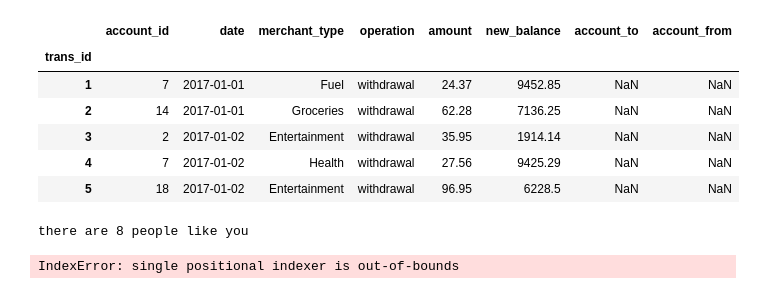
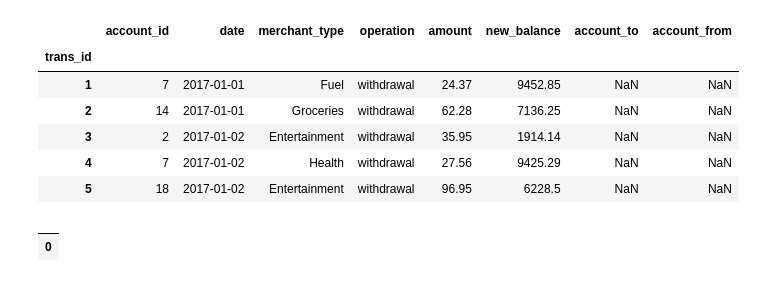
Before and after one commit to MichaelBejma/ISYS358OhBoy, a Jupyter notebook: Mock Data Generation Scripts.ipynb, the cells around one changed output. Saved outputs shown, nothing was run; the diff lists cells and outputs as text; code cells hidden in the pictures.

```diff
--- a/Mock Data Generation Scripts.ipynb
+++ b/Mock Data Generation Scripts.ipynb
@@ -546,11 +605,10 @@ trans_df_temp.head()
 | 5 | 18 | 2017-01-02 | Entertainment | withdrawal | 96.95 | 6228.5 | NaN | NaN |
 # %%
 category = 'Fuel'
-temp_df = people_like_you_cat(category,22,cus_df_temp,acc_df_temp,trans_df_temp,datetime(2019, 1, 1),datetime(2019, 1, 31))
-recommend_voucher_cat(temp_df)
-print(temp_df.head())
+temp_df = people_like_you_cat(category,23,cus_df_temp,acc_df_temp,trans_df_temp,datetime(2019, 1, 1),datetime(2019, 1, 31))
+recommend_voucher(temp_df)
 # %% [output]
-there are 8 people like you
-IndexError: single positional indexer is out-of-bounds
+|  |
+| 0 |
 # %%
 trans_df
```
Also changed, not shown: parts of 9 cells of this notebook.
